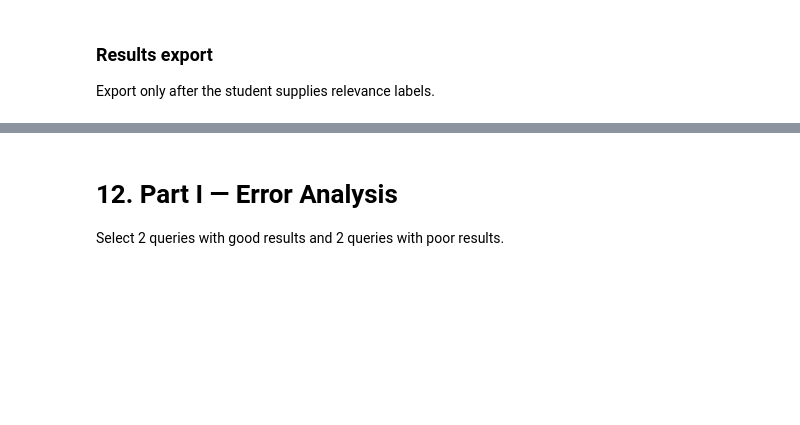
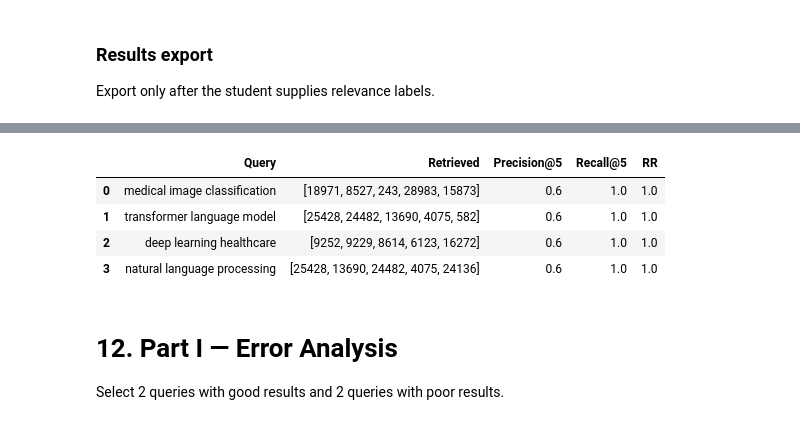
Before and after one commit to thangSy221105/NLP_exercise, a Jupyter notebook: lab01/experiments.ipynb, the cells around one changed output, grey strips where cells are left out. Saved outputs shown, nothing was run; the diff lists cells and outputs as text; code cells hidden in the pictures; blank space fills up the shorter version.

```diff
--- a/lab01/experiments.ipynb
+++ b/lab01/experiments.ipynb
@@ -748,34 +1399,71 @@ MRR = 0.0
 
 Export only after the student supplies relevance labels.
 # %%
-RESULT_COLUMNS = ["query", "rank", "document_id", "similarity", "relevant"]
+# =====================================
+# H5. Evaluate Search Engine
+# =====================================
 
-def build_results_table(query_results, evaluation_set):
-    rows = []
-    for query, result_table in query_results.items():
-        relevant_ids = set(evaluation_set.get(query, []))
-        for result in result_table.itertuples(index=False):
-            rows.append({
-                "query": query,
-                "rank": result.Rank,
-                "document_id": result.Document_ID,
-                "similarity": result.Similarity,
-                "relevant": result.Document_ID in relevant_ids,
-            })
-    return pd.DataFrame(rows, columns=RESULT_COLUMNS)
+evaluation_results = []
 
-def results_path():
-    for candidate in (Path.cwd(), *Path.cwd().parents):
-        if (candidate / "lab01").is_dir():
-            return candidate / "lab01" / "results.csv"
-    return Path("results.csv")
 
-if DATA_AVAILABLE and SKLEARN_AVAILABLE and evaluation_set:
-    selected_model = pipeline_models["Pipeline A"]
-    query_results = {query: search(query, selected_model, top_k=5) for query in evaluation_set}
-    results_df = build_results_table(query_results, evaluation_set)
-    results_df.to_csv(results_path(), index=False)
-    display(results_df)
-else:
-    print("Results export skipped: relevance labels and a fitted model are required.")
+for query, relevant_docs in evaluation_set.items():
+
+    result = search_engine(
+        query,
+        top_k=5
+    )
+
+
+    retrieved_docs = (
+        result["Document ID"]
+        .tolist()
+    )
+
+
+    p5 = precision_at_k(
+        retrieved_docs,
+        relevant_docs,
+        k=5
+    )
+
+
+    r5 = recall_at_k(
+        retrieved_docs,
+        relevant_docs,
+        k=5
+    )
+
+
+    rr = reciprocal_rank(
+        retrieved_docs,
+        relevant_docs
+    )
+
+
+    evaluation_results.append({
+
+        "Query":
+            query,
+
+        "Retrieved":
+            retrieved_docs,
+
+        "Precision@5":
+            round(p5,4),
+
+        "Recall@5":
+            round(r5,4),
+
+        "RR":
+            round(rr,4)
+
+    })
+
+
+evaluation_table = pd.DataFrame(
+    evaluation_results
+)
+
+
+evaluation_table
 # %% [output]
@@ -783,3 +1470,8 @@ AttributeError: 'Pandas' object has no attribute 'Document_ID'
+|  | Query | Retrieved | Precision@5 | Recall@5 | RR |
+| 0 | medical image classification | [18971, 8527, 243, 28983, 15873] | 0.6 | 1.0 | 1.0 |
+| 1 | transformer language model | [25428, 24482, 13690, 4075, 582] | 0.6 | 1.0 | 1.0 |
+| 2 | deep learning healthcare | [9252, 9229, 8614, 6123, 16272] | 0.6 | 1.0 | 1.0 |
+| 3 | natural language processing | [25428, 13690, 24482, 4075, 24136] | 0.6 | 1.0 | 1.0 |
 # %% [markdown]
 # 12. Part I — Error Analysis
 
```
Also changed, not shown: parts of 29 cells of this notebook.
